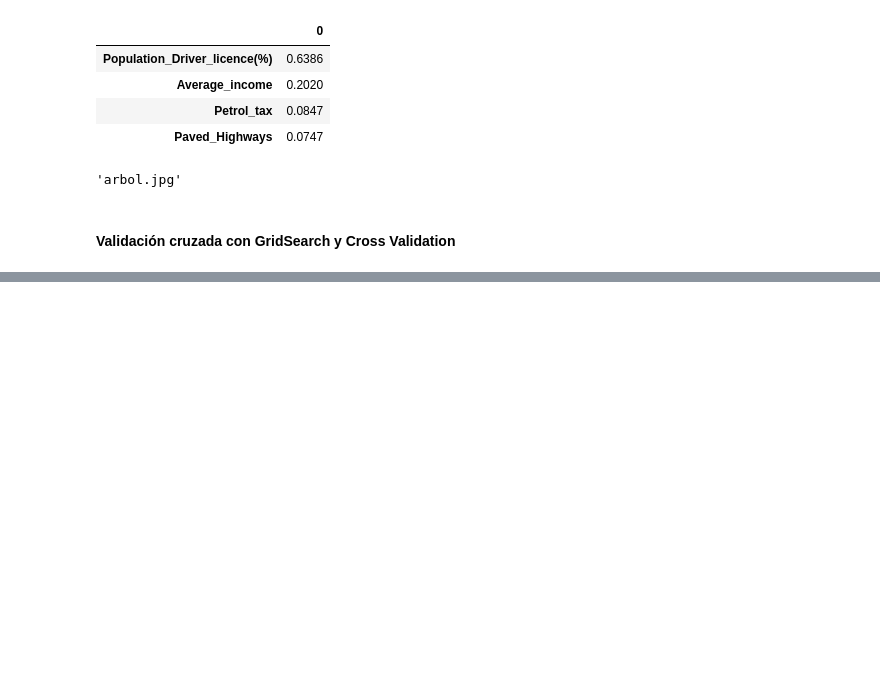
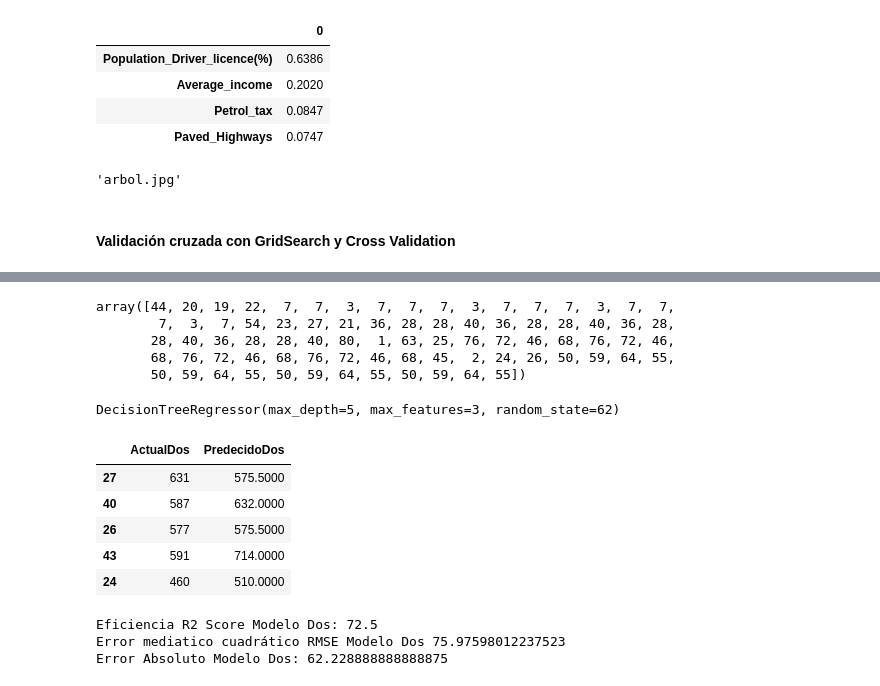
Before and after one commit to jaquimbayoc8/DiplomadoMLA2023, a Jupyter notebook: 4. ArbolDecisionRegresion/ArbolPetroleo.ipynb, the cells around one changed output, grey strips where cells are left out. Cells and saved outputs as stored; diff of their text form; code cells hidden in the pictures; blank space fills up the shorter version.

```diff
--- a/4. ArbolDecisionRegresion/ArbolPetroleo.ipynb
+++ b/4. ArbolDecisionRegresion/ArbolPetroleo.ipynb
@@ -166,3 +166,15 @@ arbol.render(filename='arbol',view = True, format='jpg')
 'arbol.jpg'
 # %% [markdown]
 #### Validación cruzada con GridSearch y Cross Validation
+# %%
+###Librería GridSearch CV
+from sklearn.model_selection import GridSearchCV
+
+##Crear la lista de parámetros
+param_grid = [{"max_depth":[3,4,5,None], "max_features":[3,4,5,6,7], "random_state":[42,62, 82, 123]}]
+
+###Activador de los parámetros
+gs = GridSearchCV(estimator=DecisionTreeRegressor(random_state=0), param_grid=param_grid, cv=10)
+# %%
+###Activamos entrenamiento con GridSearch y los parámetros definidos
+gs.fit(X_train, y_train)
@@ -168,0 +207,41 @@ arbol.render(filename='arbol',view = True, format='jpg')
+# %%
+##Ranking de test score
+gs.cv_results_['rank_test_score']
+# %% [output]
+array([44, 20, 19, 22,  7,  7,  3,  7,  7,  7,  3,  7,  7,  7,  3,  7,  7,
+        7,  3,  7, 54, 23, 27, 21, 36, 28, 28, 40, 36, 28, 28, 40, 36, 28,
+       28, 40, 36, 28, 28, 40, 80,  1, 63, 25, 76, 72, 46, 68, 76, 72, 46,
+       68, 76, 72, 46, 68, 76, 72, 46, 68, 45,  2, 24, 26, 50, 59, 64, 55,
+       50, 59, 64, 55, 50, 59, 64, 55, 50, 59, 64, 55])
+# %%
+##Revisar estimador final
+gs.best_estimator_
+# %% [output]
+DecisionTreeRegressor(max_depth=5, max_features=3, random_state=62)
+# %%
+###Crear modelo parametrizado y con tuning
+arbolDos = DecisionTreeRegressor(max_depth=5, max_features=3, random_state=62)
+
+arbolDos.fit(X_train, y_train)
+
+prediccionesDos = arbolDos.predict(X_test)
+
+dfDos = pd.DataFrame({'ActualDos':y_test, 'PredecidoDos':prediccionesDos})
+
+dfDos.head()
+# %% [output]
+|  | ActualDos | PredecidoDos |
+| 27 | 631 | 575.5000 |
+| 40 | 587 | 632.0000 |
+| 26 | 577 | 575.5000 |
+| 43 | 591 | 714.0000 |
+| 24 | 460 | 510.0000 |
+# %%
+###Métricas
+print('Eficiencia R2 Score Modelo Dos:', round(metrics.r2_score(y_test, prediccionesDos),3)*100)
+print('Error mediatico cuadrático RMSE Modelo Dos', np.sqrt(metrics.mean_squared_error(y_test, prediccionesDos)))
+print('Error Absoluto Modelo Dos:',metrics.mean_absolute_error(y_test, prediccionesDos))
+# %% [output]
+Eficiencia R2 Score Modelo Dos: 72.5
+Error mediatico cuadrático RMSE Modelo Dos 75.97598012237523
+Error Absoluto Modelo Dos: 62.228888888888875
```
Also changed, not shown: parts of 2 cells of this notebook.
